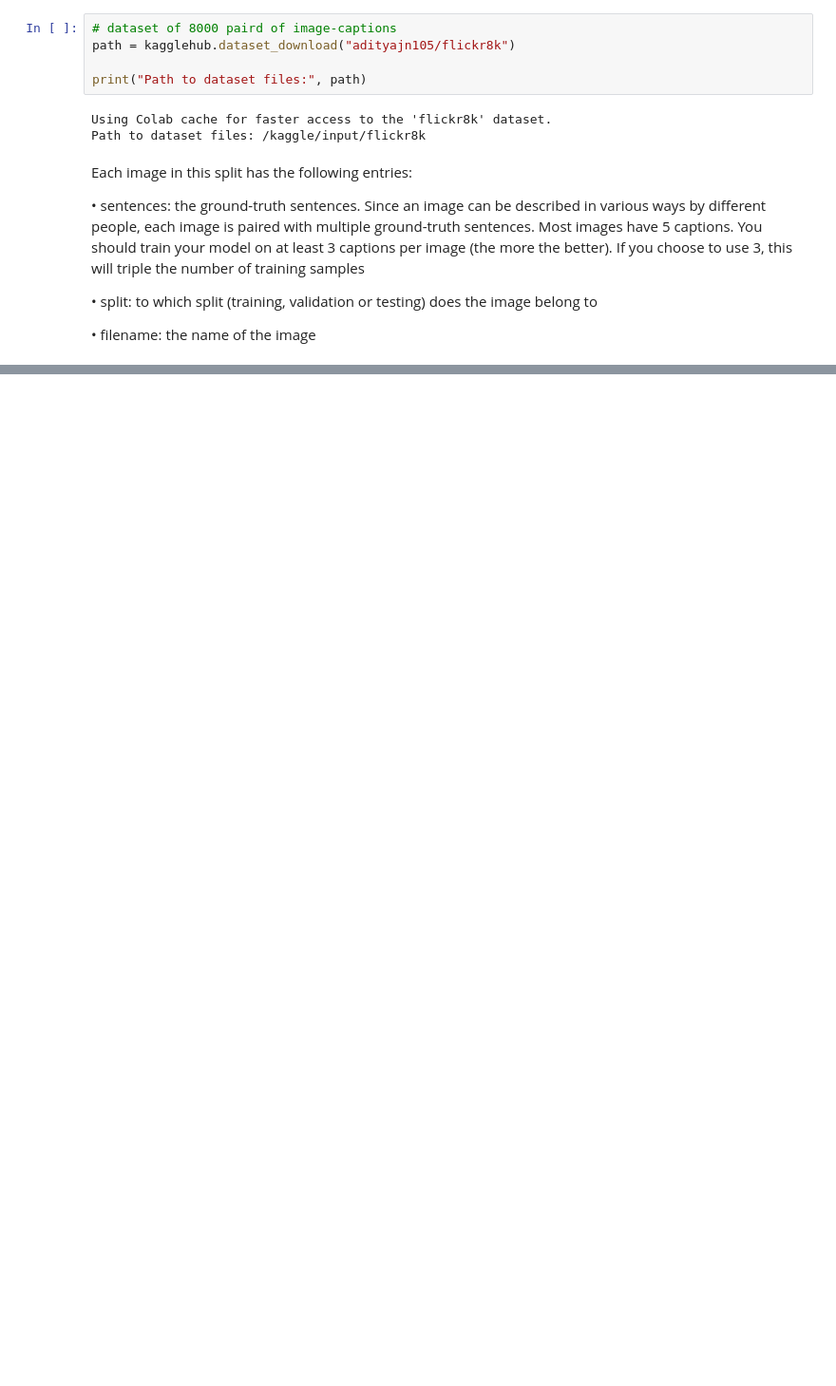
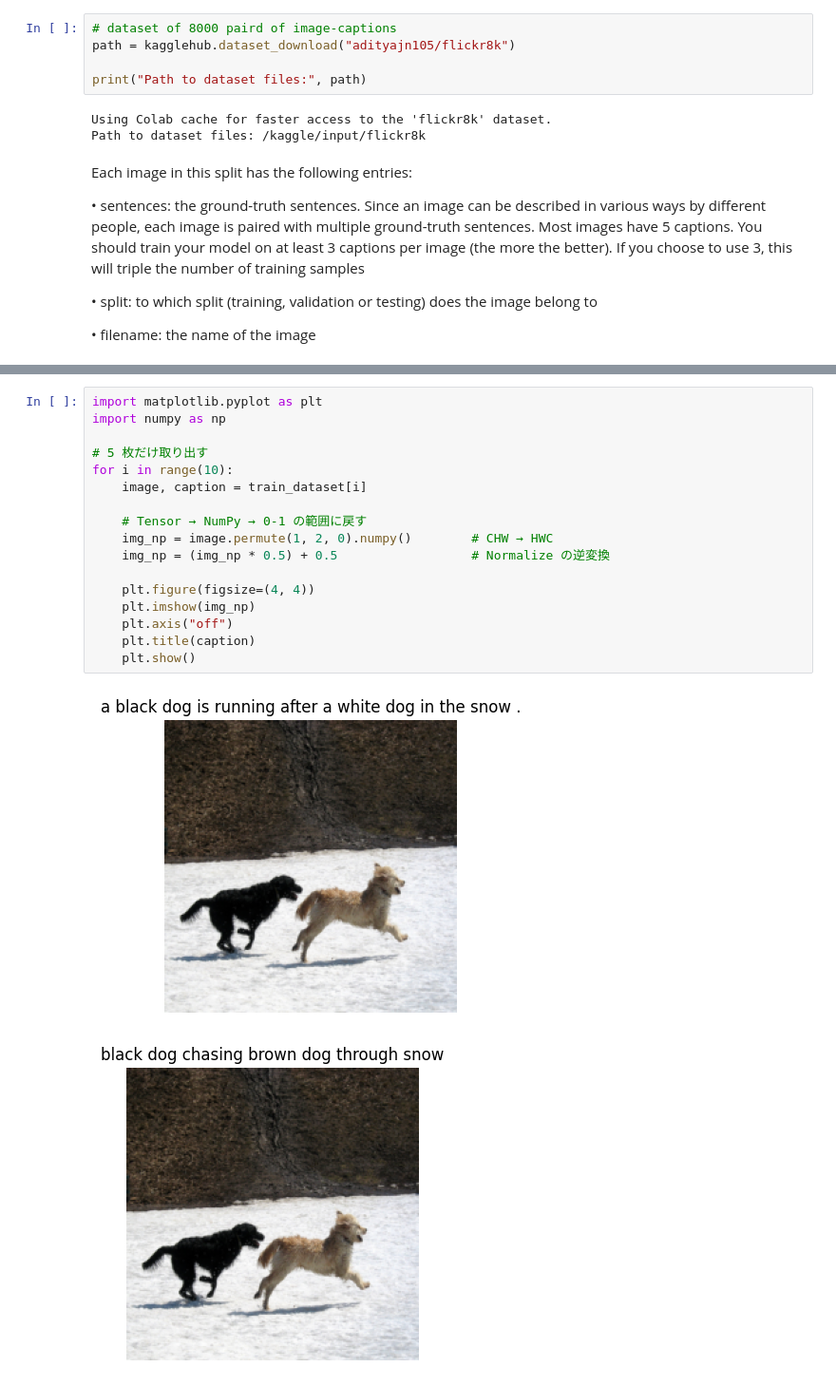
Before and after one commit to nonanne/Image-Captioning, a Jupyter notebook: DeepLearning_Project.ipynb, the cells around one changed output, grey strips where cells are left out. Shown at 95% size. Cells and saved outputs as stored; diff of their text form; blank space fills up the shorter version.

```diff
--- a/DeepLearning_Project.ipynb
+++ b/DeepLearning_Project.ipynb
@@ -76,0 +151,20 @@ FileNotFoundError: [Errno 2] No such file or directory: '2513260012_03d33305cf.j
+# %%
+import matplotlib.pyplot as plt
+import numpy as np
+
+# 5 枚だけ取り出す
+for i in range(10):
+    image, caption = train_dataset[i]
+
+    # Tensor → NumPy → 0-1 の範囲に戻す
+    img_np = image.permute(1, 2, 0).numpy()        # CHW → HWC
+    img_np = (img_np * 0.5) + 0.5                  # Normalize の逆変換
+
+    plt.figure(figsize=(4, 4))
+    plt.imshow(img_np)
+    plt.axis("off")
+    plt.title(caption)
+    plt.show()
+# %% [output]
+[figure, added]
+[figure, added]
```
Also changed, not shown: parts of 5 cells of this notebook.
